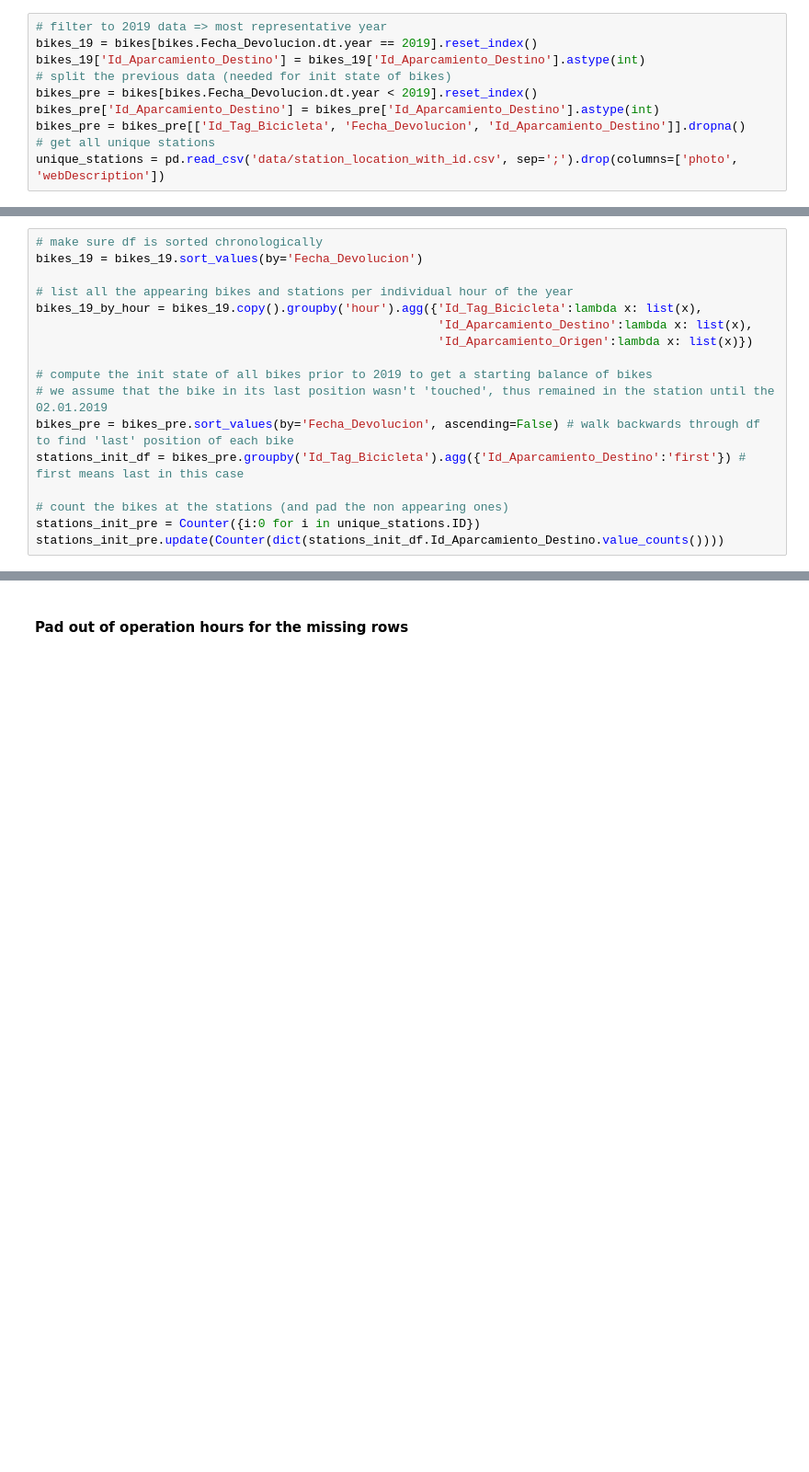
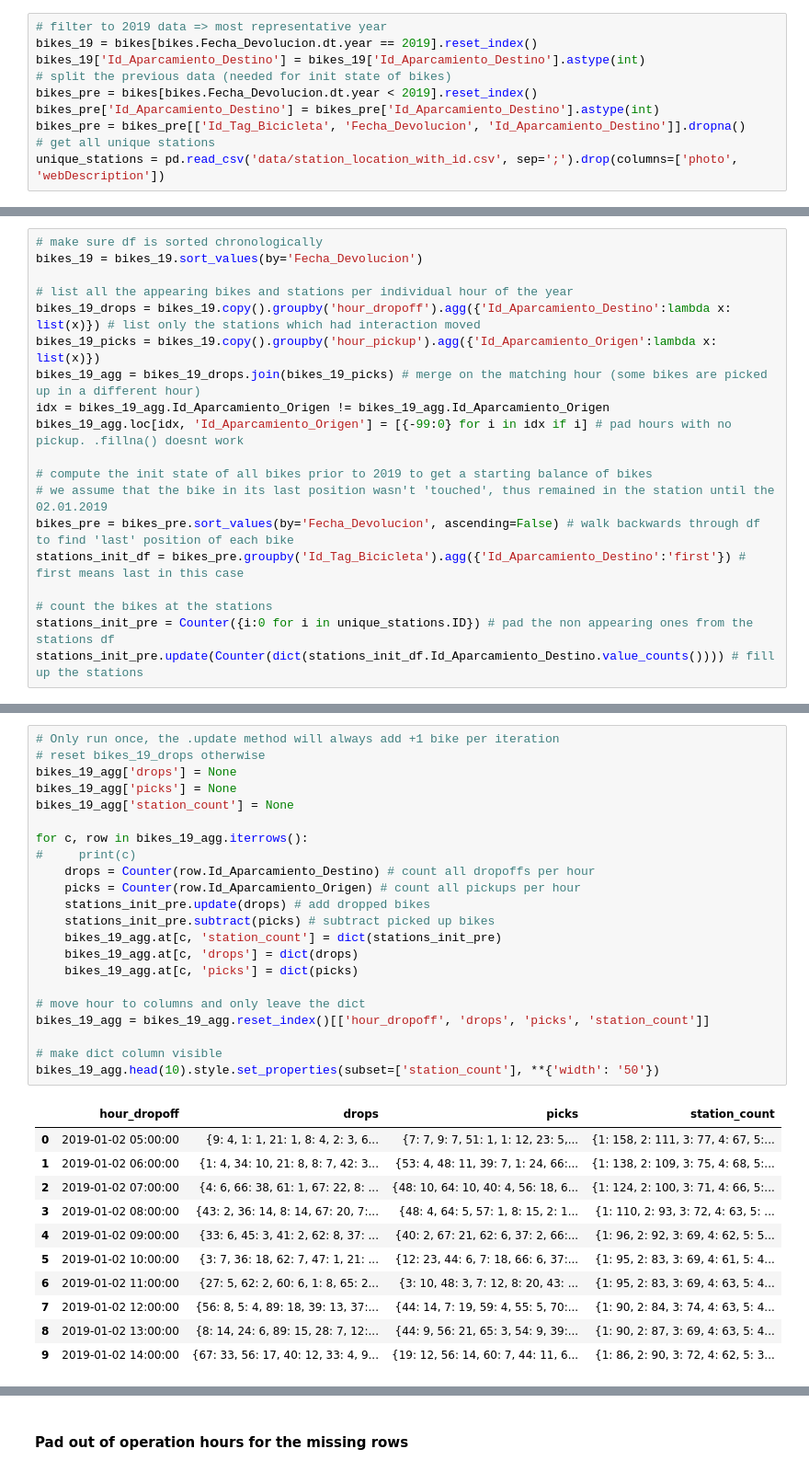
Before and after one commit to McNickSisto/world_data_league, a Jupyter notebook: stage_3/oc_Template-v_mo.ipynb, the cells around one changed output, grey strips where cells are left out. Shown at 92% size. Saved outputs shown, nothing was run; the diff lists cells and outputs as text; blank space fills up the shorter version.

```diff
--- a/stage_3/oc_Template-v_mo.ipynb
+++ b/stage_3/oc_Template-v_mo.ipynb
@@ -528,15 +521,17 @@ bikes_19.loc[:,'hour'] = bikes_19.Fecha_Devolucion.apply(get_hr)
 bikes_19 = bikes_19.sort_values(by='Fecha_Devolucion')
 
 # list all the appearing bikes and stations per individual hour of the year
-bikes_19_by_hour = bikes_19.copy().groupby('hour').agg({'Id_Tag_Bicicleta':lambda x: list(x),
-                                                        'Id_Aparcamiento_Destino':lambda x: list(x),
-                                                        'Id_Aparcamiento_Origen':lambda x: list(x)})
+bikes_19_drops = bikes_19.copy().groupby('hour_dropoff').agg({'Id_Aparcamiento_Destino':lambda x: list(x)}) # list only the stations which had interaction moved
+bikes_19_picks = bikes_19.copy().groupby('hour_pickup').agg({'Id_Aparcamiento_Origen':lambda x: list(x)})
+bikes_19_agg = bikes_19_drops.join(bikes_19_picks) # merge on the matching hour (some bikes are picked up in a different hour)
+idx = bikes_19_agg.Id_Aparcamiento_Origen != bikes_19_agg.Id_Aparcamiento_Origen
+bikes_19_agg.loc[idx, 'Id_Aparcamiento_Origen'] = [{-99:0} for i in idx if i] # pad hours with no pickup. .fillna() doesnt work
 
 # compute the init state of all bikes prior to 2019 to get a starting balance of bikes
 # we assume that the bike in its last position wasn't 'touched', thus remained in the station until the 02.01.2019
 bikes_pre = bikes_pre.sort_values(by='Fecha_Devolucion', ascending=False) # walk backwards through df to find 'last' position of each bike
 stations_init_df = bikes_pre.groupby('Id_Tag_Bicicleta').agg({'Id_Aparcamiento_Destino':'first'}) # first means last in this case
 
-# count the bikes at the stations (and pad the non appearing ones)
-stations_init_pre = Counter({i:0 for i in unique_stations.ID})
-stations_init_pre.update(Counter(dict(stations_init_df.Id_Aparcamiento_Destino.value_counts())))
+# count the bikes at the stations
+stations_init_pre = Counter({i:0 for i in unique_stations.ID}) # pad the non appearing ones from the stations df
+stations_init_pre.update(Counter(dict(stations_init_df.Id_Aparcamiento_Destino.value_counts()))) # fill up the stations
@@ -592,3 +559,37 @@ bikes_19_by_hour.head(10).style.set_properties(subset=['station_count'], **{'wid
+# %%
+# Only run once, the .update method will always add +1 bike per iteration
+# reset bikes_19_drops otherwise
+bikes_19_agg['drops'] = None
+bikes_19_agg['picks'] = None
+bikes_19_agg['station_count'] = None
+
+for c, row in bikes_19_agg.iterrows():
+#     print(c)
+    drops = Counter(row.Id_Aparcamiento_Destino) # count all dropoffs per hour
+    picks = Counter(row.Id_Aparcamiento_Origen) # count all pickups per hour
+    stations_init_pre.update(drops) # add dropped bikes
+    stations_init_pre.subtract(picks) # subtract picked up bikes
+    bikes_19_agg.at[c, 'station_count'] = dict(stations_init_pre)
+    bikes_19_agg.at[c, 'drops'] = dict(drops)
+    bikes_19_agg.at[c, 'picks'] = dict(picks)
+
+# move hour to columns and only leave the dict
+bikes_19_agg = bikes_19_agg.reset_index()[['hour_dropoff', 'drops', 'picks', 'station_count']]
+
+# make dict column visible
+bikes_19_agg.head(10).style.set_properties(subset=['station_count'], **{'width': '50'})
+# %% [output]
+|  | hour_dropoff | drops | picks | station_count |
+| 0 | 2019-01-02 05:00:00 | {9: 4, 1: 1, 21: 1, 8: 4, 2: 3, 6... | {7: 7, 9: 7, 51: 1, 1: 12, 23: 5,... | {1: 158, 2: 111, 3: 77, 4: 67, 5:... |
+| 1 | 2019-01-02 06:00:00 | {1: 4, 34: 10, 21: 8, 8: 7, 42: 3... | {53: 4, 48: 11, 39: 7, 1: 24, 66:... | {1: 138, 2: 109, 3: 75, 4: 68, 5:... |
+| 2 | 2019-01-02 07:00:00 | {4: 6, 66: 38, 61: 1, 67: 22, 8: ... | {48: 10, 64: 10, 40: 4, 56: 18, 6... | {1: 124, 2: 100, 3: 71, 4: 66, 5:... |
+| 3 | 2019-01-02 08:00:00 | {43: 2, 36: 14, 8: 14, 67: 20, 7:... | {48: 4, 64: 5, 57: 1, 8: 15, 2: 1... | {1: 110, 2: 93, 3: 72, 4: 63, 5: ... |
+| 4 | 2019-01-02 09:00:00 | {33: 6, 45: 3, 41: 2, 62: 8, 37: ... | {40: 2, 67: 21, 62: 6, 37: 2, 66:... | {1: 96, 2: 92, 3: 69, 4: 62, 5: 5... |
+| 5 | 2019-01-02 10:00:00 | {3: 7, 36: 18, 62: 7, 47: 1, 21: ... | {12: 23, 44: 6, 7: 18, 66: 6, 37:... | {1: 95, 2: 83, 3: 69, 4: 61, 5: 4... |
+| 6 | 2019-01-02 11:00:00 | {27: 5, 62: 2, 60: 6, 1: 8, 65: 2... | {3: 10, 48: 3, 7: 12, 8: 20, 43: ... | {1: 95, 2: 83, 3: 69, 4: 63, 5: 4... |
+| 7 | 2019-01-02 12:00:00 | {56: 8, 5: 4, 89: 18, 39: 13, 37:... | {44: 14, 7: 19, 59: 4, 55: 5, 70:... | {1: 90, 2: 84, 3: 74, 4: 63, 5: 4... |
+| 8 | 2019-01-02 13:00:00 | {8: 14, 24: 6, 89: 15, 28: 7, 12:... | {44: 9, 56: 21, 65: 3, 54: 9, 39:... | {1: 90, 2: 87, 3: 69, 4: 63, 5: 4... |
+| 9 | 2019-01-02 14:00:00 | {67: 33, 56: 17, 40: 12, 33: 4, 9... | {19: 12, 56: 14, 60: 7, 44: 11, 6... | {1: 86, 2: 90, 3: 72, 4: 62, 5: 3... |
 # %% [markdown]
 **Note**<br>
 The new data frame now displays the overall
```
Also changed, not shown: parts of 45 cells of this notebook.
